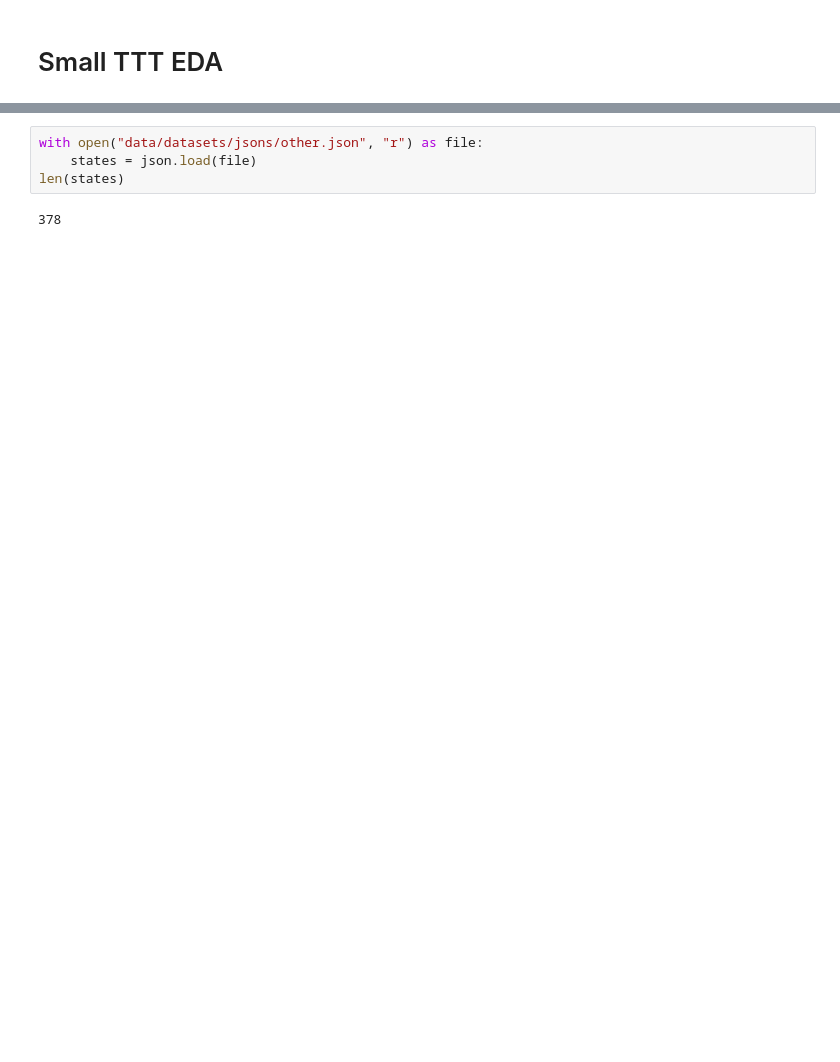
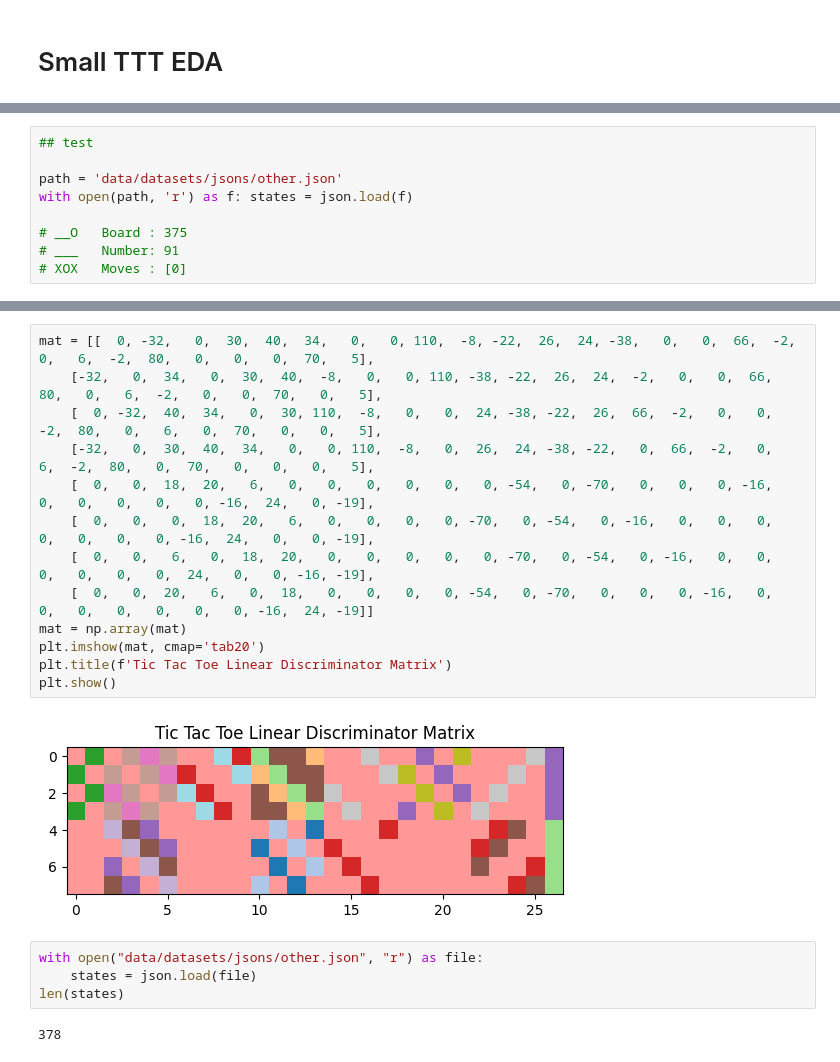
Before and after one commit to JackHanke/smalltictactoe, a Jupyter notebook: workspace.ipynb, the cells around one changed output, grey strips where cells are left out. Cells and saved outputs as stored; diff of their text form; blank space fills up the shorter version.

```diff
--- a/workspace.ipynb
+++ b/workspace.ipynb
@@ -23,2 +26,11 @@ from poly import *
 
 DEVICE = torch.device('cuda' if torch.cuda.is_available() else 'cpu')
+# %%
+## test
+
+path = 'data/datasets/jsons/other.json'
+with open(path, 'r') as f: states = json.load(f)
+
+# __O   Board : 375
+# ___   Number: 91
+# XOX   Moves : [0]
@@ -25,3 +138,18 @@ DEVICE = torch.device('cuda' if torch.cuda.is_available() else 'cpu')
+# %%
+mat = [[  0, -32,   0,  30,  40,  34,   0,   0, 110,  -8, -22,  26,  24, -38,   0,   0,  66,  -2,   0,   6,  -2,  80,   0,   0,   0,  70,   5],
+    [-32,   0,  34,   0,  30,  40,  -8,   0,   0, 110, -38, -22,  26,  24,  -2,   0,   0,  66,  80,   0,   6,  -2,   0,   0,  70,   0,   5],
+    [  0, -32,  40,  34,   0,  30, 110,  -8,   0,   0,  24, -38, -22,  26,  66,  -2,   0,   0,  -2,  80,   0,   6,   0,  70,   0,   0,   5],
+    [-32,   0,  30,  40,  34,   0,   0, 110,  -8,   0,  26,  24, -38, -22,   0,  66,  -2,   0,   6,  -2,  80,   0,  70,   0,   0,   0,   5],
+    [  0,   0,  18,  20,   6,   0,   0,   0,   0,   0,   0, -54,   0, -70,   0,   0,   0, -16,   0,   0,   0,   0,   0, -16,  24,   0, -19],
+    [  0,   0,   0,  18,  20,   6,   0,   0,   0,   0, -70,   0, -54,   0, -16,   0,   0,   0,   0,   0,   0,   0, -16,  24,   0,   0, -19],
+    [  0,   0,   6,   0,  18,  20,   0,   0,   0,   0,   0, -70,   0, -54,   0, -16,   0,   0,   0,   0,   0,   0,  24,   0,   0, -16, -19],
+    [  0,   0,  20,   6,   0,  18,   0,   0,   0,   0, -54,   0, -70,   0,   0,   0, -16,   0,   0,   0,   0,   0,   0,   0, -16,  24, -19]]
+mat = np.array(mat)
+plt.imshow(mat, cmap='tab20')
+plt.title(f'Tic Tac Toe Linear Discriminator Matrix')
+plt.show()
+# %% [output]
+[figure, added]
 # %%
 with open("data/datasets/jsons/other.json", "r") as file:
     states = json.load(file)
```
Also changed, not shown: parts of 5 cells of this notebook, 2 other files.
